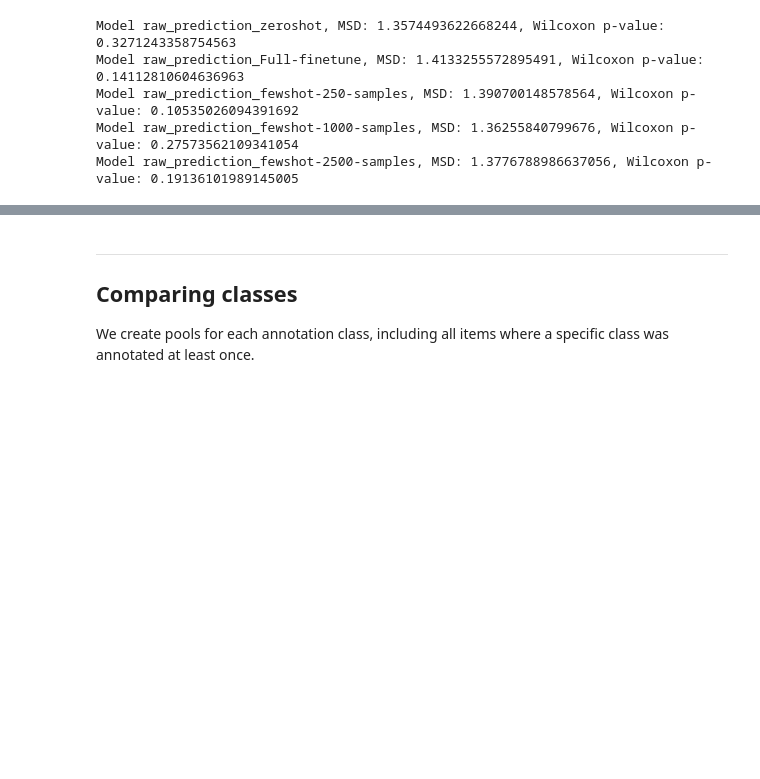
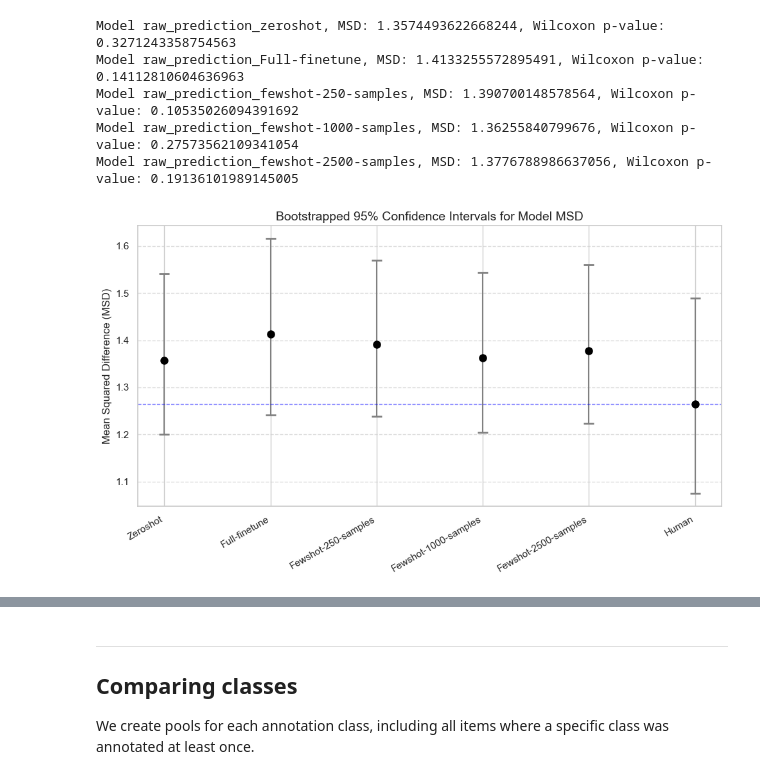
Before and after one commit to DavidLindahl/danish-edu-llm-classifier, a Jupyter notebook: self_annotation/agreement.ipynb, the cells around one changed output, grey strips where cells are left out. Drawn from its saved outputs; the diff is of its cells as text; code cells hidden in the pictures; blank space fills up the shorter version.

```diff
--- a/self_annotation/agreement.ipynb
+++ b/self_annotation/agreement.ipynb
@@ -237,7 +252,10 @@ def wilcoxon_test(sample1, sample2 , type):
         list2 = Squared_diff_list(sample2)
 
     elif type == "mean":
-        list1 = [np.mean(scores) for scores in sample1]
+        if sample1[0] is float:
+            list1 = sample1
+        else:
+            list1 = [np.mean(scores) for scores in sample1]
         if sample2[0] is float:
             list2 = sample2
         else:
@@ -308,4 +371,81 @@ Model raw_prediction_Full-finetune, MSD: 1.4133255572895491, Wilcoxon p-value: 0
 Model raw_prediction_fewshot-250-samples, MSD: 1.390700148578564, Wilcoxon p-value: 0.10535026094391692
 Model raw_prediction_fewshot-1000-samples, MSD: 1.36255840799676, Wilcoxon p-value: 0.27573562109341054
 Model raw_prediction_fewshot-2500-samples, MSD: 1.3776788986637056, Wilcoxon p-value: 0.19136101989145005
+# %%
+import numpy as np
+import matplotlib.pyplot as plt
+import seaborn as sns
+from scipy.stats import bootstrap
+
+# Plotting style
+sns.set(style="whitegrid")
+
+# Get the human baseline MSD
+y_human = np.asarray(Squared_diff_list(score_data))
+
+# Bootstrap parameters
+n_bootstrap = 10000
+alpha = 0.05
+
+model_names = []
+mean_errors = []
+cis_lower = []
+cis_upper = []
+
+# Add raw human data as a baseline comparison
+model_data_human = model_data.copy()
+model_data_human["Human"] = score_data
+
+# Loop through models (and human baseline)
+for name, predictions in model_data_human.items():
+    # Format model name nicely
+    model_names.append(name[15:].capitalize() if name != "Human" else "Human")
+
+    if name != "Human":
+        # Add model predictions to human ratings per sample
+        combined = [np.append(score_data[i], predictions[i]) for i in range(len(predictions))]
+    else:
+        combined = score_data
+
+    # Compute per-sample MSD
+    y_all = np.asarray(Squared_diff_list(combined))
+
+    # Bootstrap CI of the MSD
+    res = bootstrap((y_all,), np.mean, confidence_level=1 - alpha,
+                    n_resamples=n_bootstrap, method='BCa')
+
+    mean_errors.append(np.mean(y_all))
+    cis_lower.append(res.confidence_interval.low)
+    cis_upper.append(res.confidence_interval.high)
+
+# Convert to arrays for plotting
+mean_errors = np.array(mean_errors)
+cis_lower = np.array(cis_lower)
+cis_upper = np.array(cis_upper)
+
+# Error bars
+error_lower = mean_errors - cis_lower
+error_upper = cis_upper - mean_errors
+yerr = [error_lower, error_upper]
+
+# --- Plotting ---
+plt.figure(figsize=(10, 6))
+colors = sns.color_palette("deep", len(model_names))
+
+plt.errorbar(model_names, mean_errors, yerr=yerr,
+             fmt='o', markersize=8, capsize=6, capthick=2,
+             ecolor='gray', color='black', elinewidth=1.5)
+
+# Optional: horizontal line for lowest MSD
+plt.axhline(min(mean_errors), color='blue', linestyle='--', linewidth=1, label='Lowest MSD', alpha=0.5)
+
+plt.title("Bootstrapped 95% Confidence Intervals for Model MSD", fontsize=14)
+plt.ylabel("Mean Squared Difference (MSD)", fontsize=12)
+plt.xticks(rotation=30, ha='right', fontsize=11)
+plt.yticks(fontsize=11)
+plt.grid(axis='y', linestyle='--', alpha=0.7)
+plt.tight_layout()
+plt.show()
+# %% [output]
+[figure, added]
 # %% [markdown]
```
Also changed, not shown: parts of 11 cells of this notebook, 2 other files.
